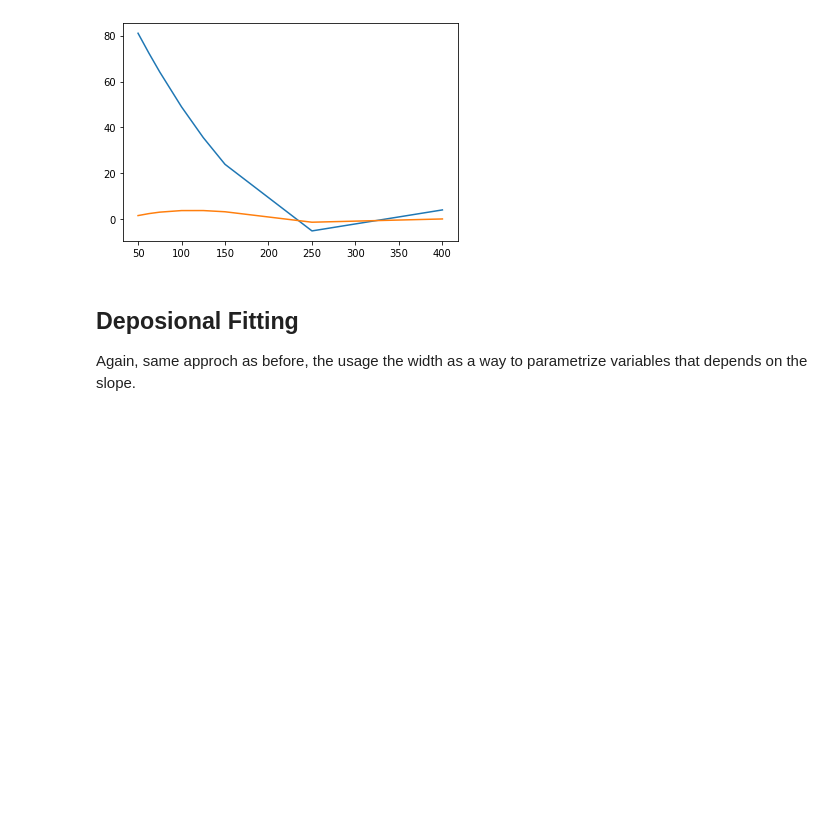
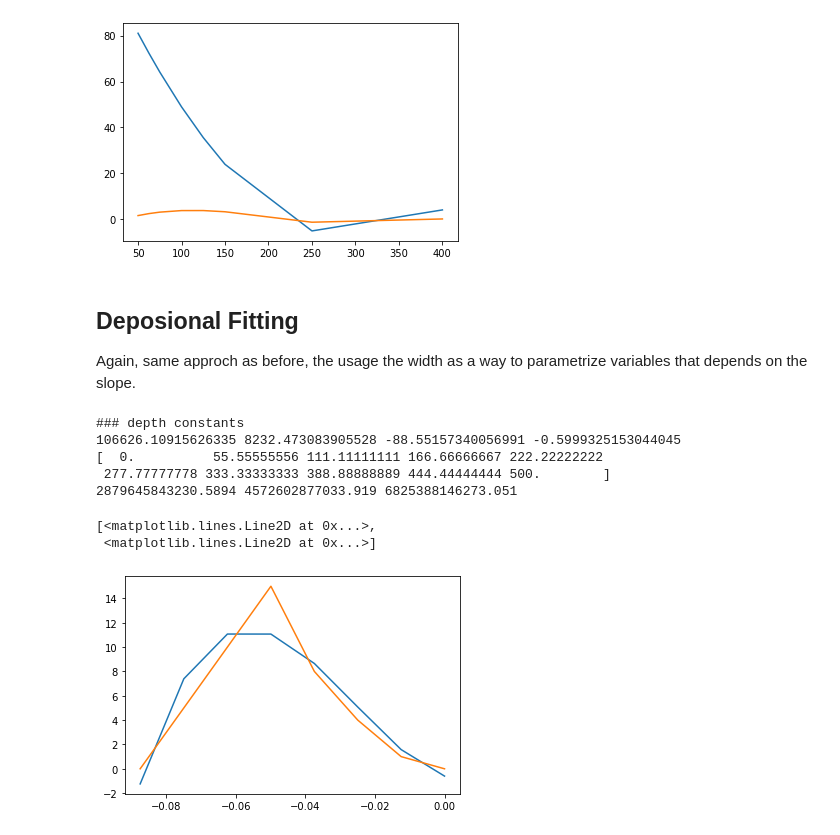
Before and after one commit to Manuel-Research-Group/meanderpy, a Jupyter notebook: meanderpy/Numerical Fits.ipynb, the cells around one changed output. Saved outputs shown, nothing was run; the diff lists cells and outputs as text; code cells hidden in the pictures; blank space fills up the shorter version.

```diff
--- a/meanderpy/Numerical Fits.ipynb
+++ b/meanderpy/Numerical Fits.ipynb
@@ -73,5 +83,29 @@ plt.plot(hw, fitted_depth, hw, fitted_lh)
 ## Deposional Fitting
 
 Again, same approch as before, the usage the width as a way to parametrize variables that depends on the slope.
+# %%
+# sediment height
+sh = [0, 5, 10, 16, 8, 4, 1, 0]
+
+LH1, LH2, LH3, LH4 = curve_fit(lambda x, a, b, c, d: a *x** 3 + b * x ** 2 + c*x + d, slope, sh)[0]
+
+
+fitted_lh = lambda hw: LH1 * hw ** 3 + LH2 * hw ** 2 + LH3 * hw + LH4
+
+print('### depth constants')
+print(LH1, LH2, LH3, LH4)
+print(hw)
+print(fitted_lh(300), fitted_lh(350), fitted_lh(400))
+
+plt.plot(slope, fitted_lh(slope), slope, sh)
+# %% [output]
+### depth constants
+106626.10915626335 8232.473083905528 -88.55157340056991 -0.5999325153044045
+[  0.          55.55555556 111.11111111 166.66666667 222.22222222
+ 277.77777778 333.33333333 388.88888889 444.44444444 500.        ]
+2879645843230.5894 4572602877033.919 6825388146273.051
+[<matplotlib.lines.Line2D at 0x...>,
+ <matplotlib.lines.Line2D at 0x...>]
+[figure, added]
 # %%
 # sediment height
```
Also changed, not shown: parts of 3 cells of this notebook, 21 other files.
